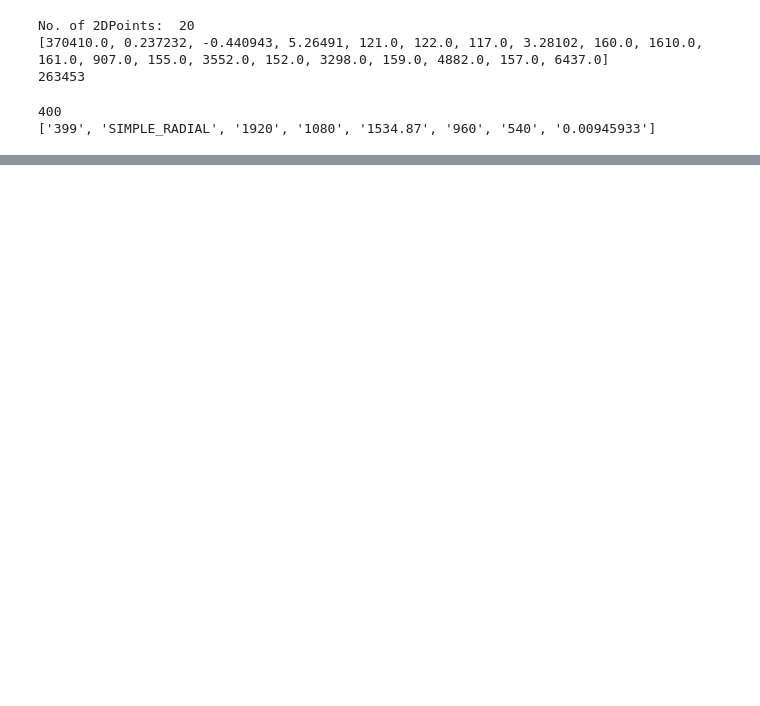
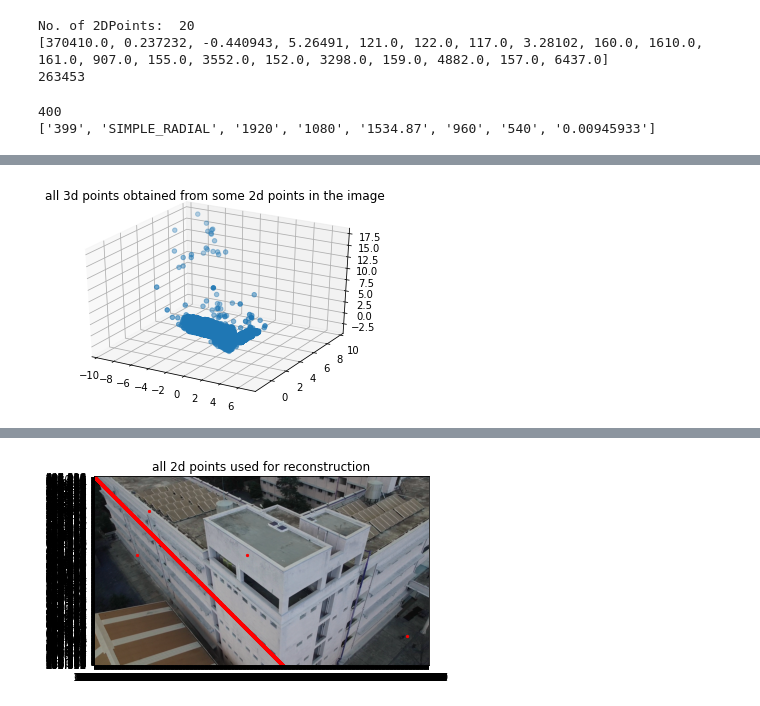
Before and after one commit to Dhruv2012/Drone-based-building-assessment, a Jupyter notebook: colmap_2dto3d_pixelCorrespondences.ipynb, the cells around one changed output, grey strips where cells are left out. Saved outputs shown, nothing was run; the diff lists cells and outputs as text; code cells hidden in the pictures; blank space fills up the shorter version.

```diff
--- a/colmap_2dto3d_pixelCorrespondences.ipynb
+++ b/colmap_2dto3d_pixelCorrespondences.ipynb
@@ -319,0 +466,14 @@ print(len(inds_used))
+# %%
+fig = plt.figure()
+ax = plt.axes(projection='3d')
+ax.scatter3D(xyz_3dpoints[:,0], xyz_3dpoints[:,1], xyz_3dpoints[:,2], cmap='Greens');
+plt.title('all 3d points obtained from some 2d points in the image')
+plt.show(fig)
+
+fig2 = plt.figure()
+plt.scatter(keypoints_x_used[imid],keypoints_y_used[imid],c='r', s=5)
+im = plt.imshow(img)
+plt.title('all 2d points used for reconstruction')
+plt.show(fig2)
+# %% [output]
+[figure, added]
@@ -319,0 +484 @@ print(len(inds_used))
+[figure, added]
```
Also changed, not shown: parts of 30 cells of this notebook.
